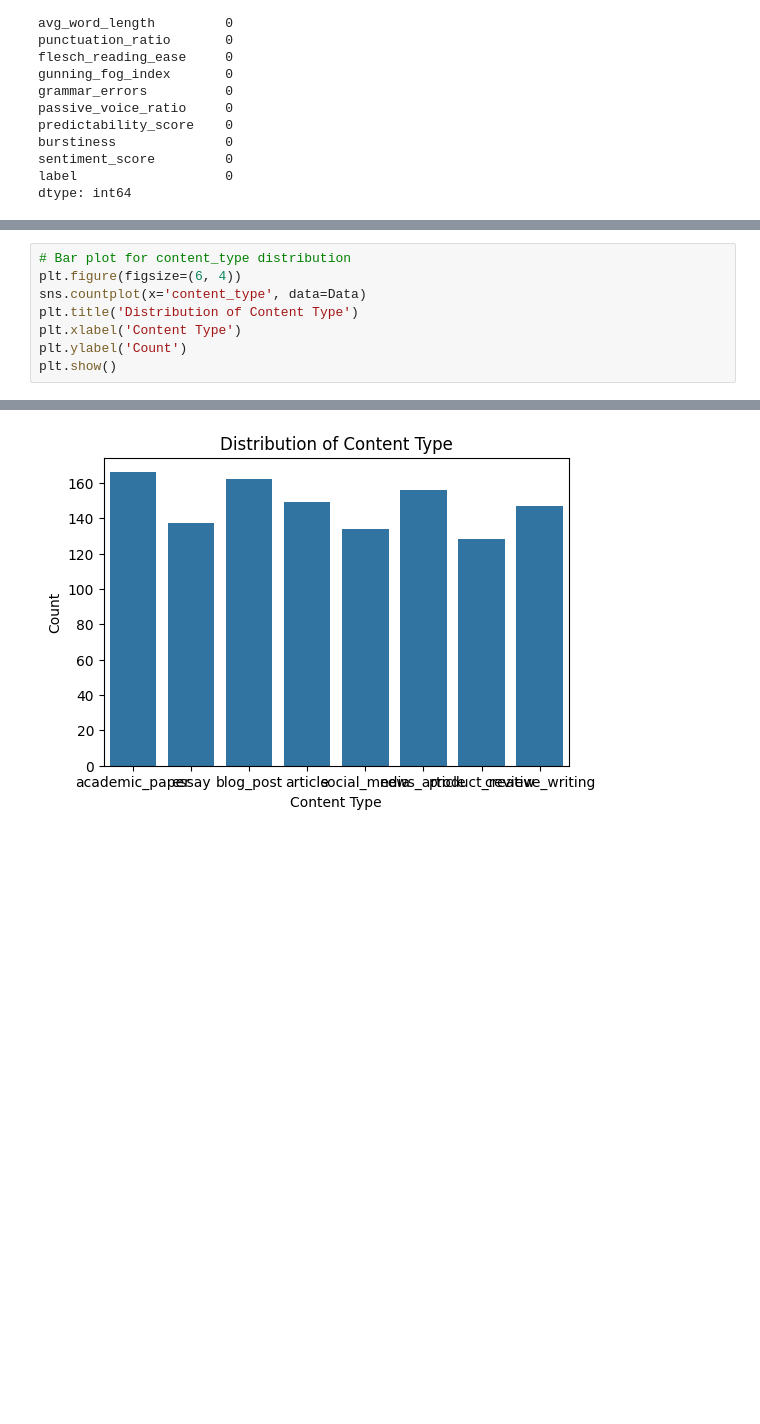
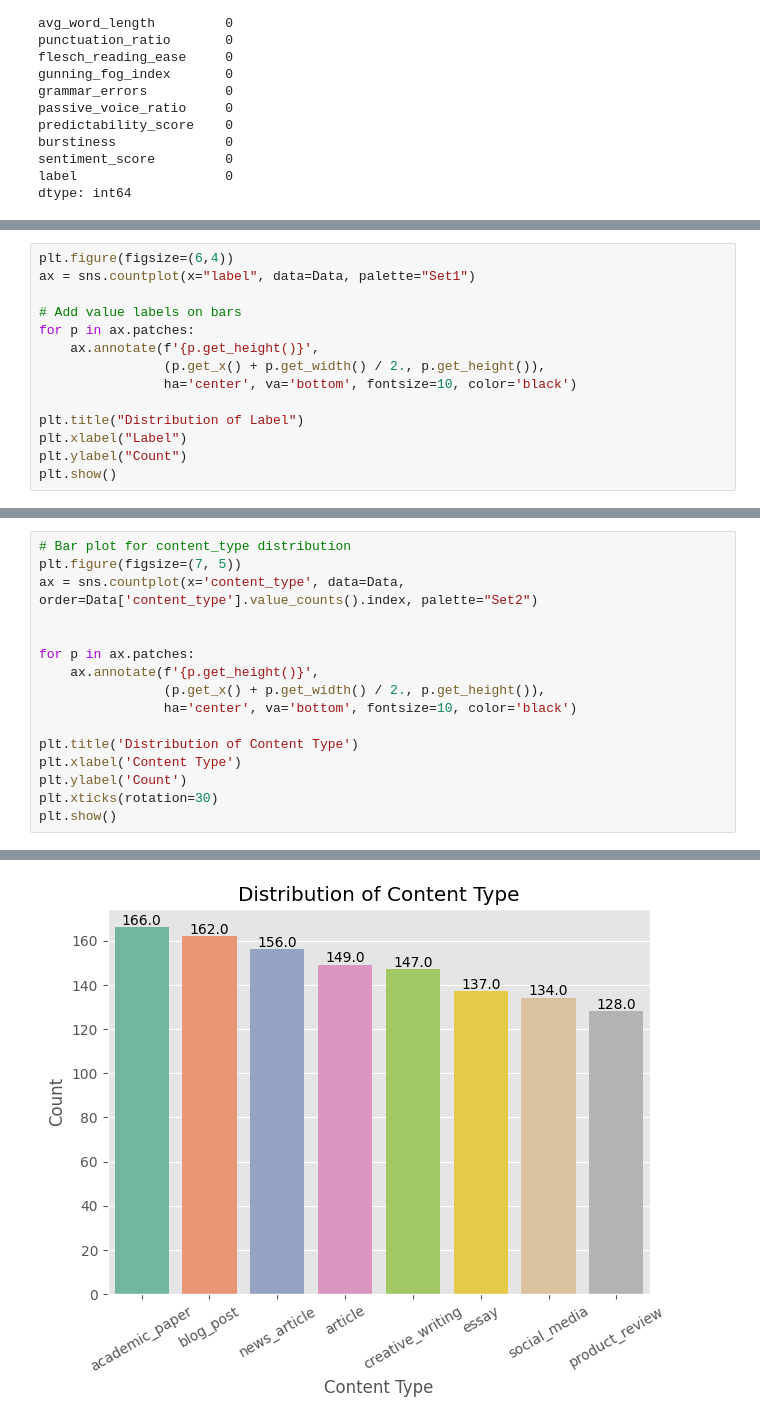
Before and after one commit to ViktorijaProjkova/AI-vs-Human-Content-Detection, a Jupyter notebook: notebooks/0_EDA_and_data_visualisation.ipynb, the cells around one changed output, grey strips where cells are left out. Cells and saved outputs as stored; diff of their text form; blank space fills up the shorter version.

```diff
--- a/notebooks/0_EDA_and_data_visualisation.ipynb
+++ b/notebooks/0_EDA_and_data_visualisation.ipynb
@@ -119,0 +119,14 @@ plt.show()
+# %%
+plt.figure(figsize=(6,4))
+ax = sns.countplot(x="label", data=Data, palette="Set1")
+
+# Add value labels on bars
+for p in ax.patches:
+    ax.annotate(f'{p.get_height()}',
+                (p.get_x() + p.get_width() / 2., p.get_height()),
+                ha='center', va='bottom', fontsize=10, color='black')
+
+plt.title("Distribution of Label")
+plt.xlabel("Label")
+plt.ylabel("Count")
+plt.show()
@@ -145,9 +180,17 @@ plt.show()
 # %%
 # Bar plot for content_type distribution
-plt.figure(figsize=(6, 4))
-sns.countplot(x='content_type', data=Data)
+plt.figure(figsize=(7, 5))
+ax = sns.countplot(x='content_type', data=Data, order=Data['content_type'].value_counts().index, palette="Set2")
+
+
+for p in ax.patches:
+    ax.annotate(f'{p.get_height()}',
+                (p.get_x() + p.get_width() / 2., p.get_height()),
+                ha='center', va='bottom', fontsize=10, color='black')
+
 plt.title('Distribution of Content Type')
 plt.xlabel('Content Type')
 plt.ylabel('Count')
+plt.xticks(rotation=30)
 plt.show()
 # %% [output]
@@ -154 +200 @@ plt.show()
-[figure, old version]
+[figure, new version]
```
Also changed, not shown: parts of 32 cells of this notebook, 3 other files.
